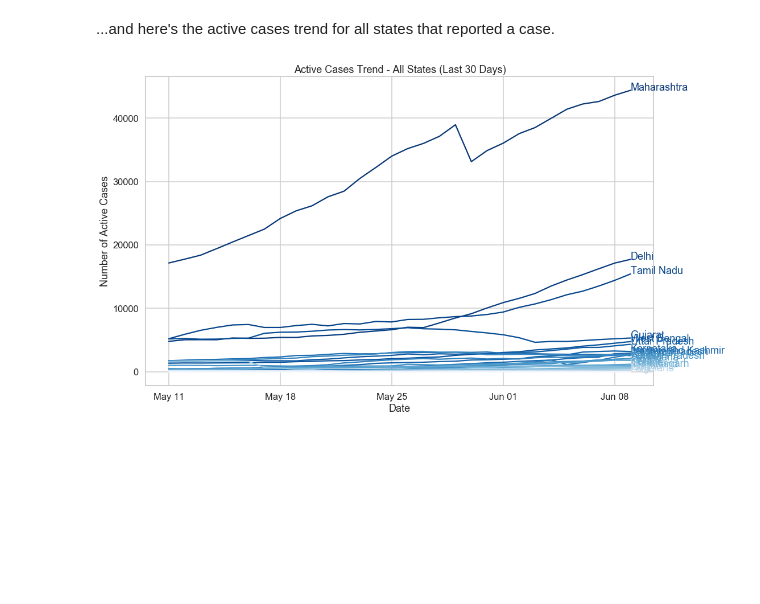
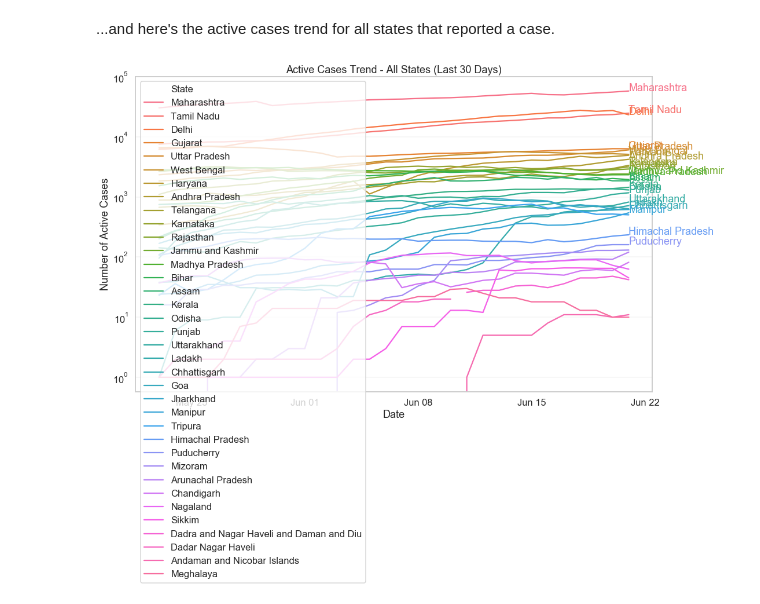
Before and after one commit to amitvsavant/covid19-india-state-timeseries, a Jupyter notebook: src/COVID-19 India Timeseries Visualization.ipynb, the cells around one changed output. Cells and saved outputs as stored; diff of their text form; code cells hidden in the pictures; blank space fills up the shorter version.

```diff
--- a/src/COVID-19 India Timeseries Visualization.ipynb
+++ b/src/COVID-19 India Timeseries Visualization.ipynb
@@ -318,33 +318,39 @@ plt.show()
 # %%
 # Get sorted list of states by active cases from the master data. This list will be used as hue_order for linegraph
 state_master_sorted = corona_data.groupby('State')['State','Active Cases'].last().sort_values(by='Active Cases', ascending=False)
 
-plt.figure(figsize=(16, 10))
+fig, ax = plt.subplots(figsize=(16,10))
+#plt.figure(figsize=(16, 10))
 
-palette=sns.color_palette("Blues_r", corona_data['State'].nunique())
+# Set the scale of the x-and y-axes
+ax.set(yscale="log")
+
+#palette=sns.color_palette("Blues_r", corona_data['State'].nunique())
+#palette=sns.color_palette("Paired", corona_data['State'].nunique())
+palette=sns.color_palette("husl", corona_data['State'].nunique())
 sns.set_context("talk")
 
-plot = sns.lineplot(x=corona_data.index, y="Active Cases", legend=False,
-                  hue="State", hue_order = state_master_sorted['State'], palette=palette,
+plot = sns.lineplot(x=corona_data.index, y="Active Cases",
+                  hue="State", hue_order = state_master_sorted['State'], palette=palette, ax=ax,
                   data=corona_data)
 
 # Set x-axis major ticks to weekly interval, on Mondays
 plot.xaxis.set_major_locator(mdates.WeekdayLocator(byweekday=mdates.MONDAY))
 # Format x-tick labels as 3-letter month name and day number
 plot.xaxis.set_major_formatter(mdates.DateFormatter('%b %d'));
 
 previous_y = 999999999999
 x = full_latest['State'].index[0]
 for i, state in enumerate(state_master_sorted['State']):
     y = state_master_sorted.loc[state_master_sorted['State'] == state]['Active Cases'][0]
     # Do not overlap annotations
     if ((previous_y - y) > 70):
         plot.annotate(state, xy=(x, y),color=palette[i])
     previous_y = y
 
 plt.title('Active Cases Trend - All States (Last 30 Days)')
 plt.xlabel('Date')
 plt.ylabel('Number of Active Cases')
 plt.show()
 # %% [output]
-[figure, old version]
+[figure, new version]
```
Also changed, not shown: parts of 8 cells of this notebook, 1 other file.
